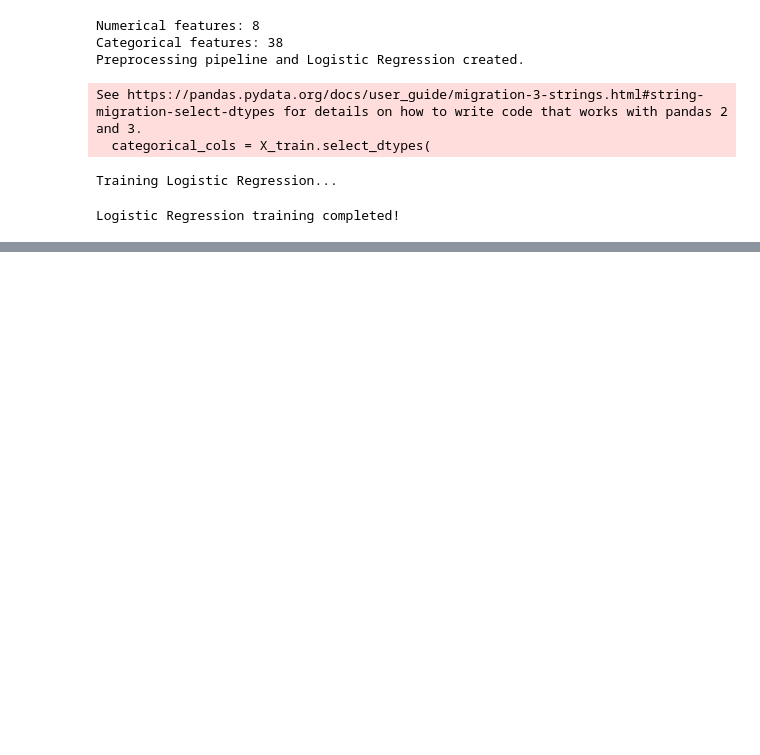
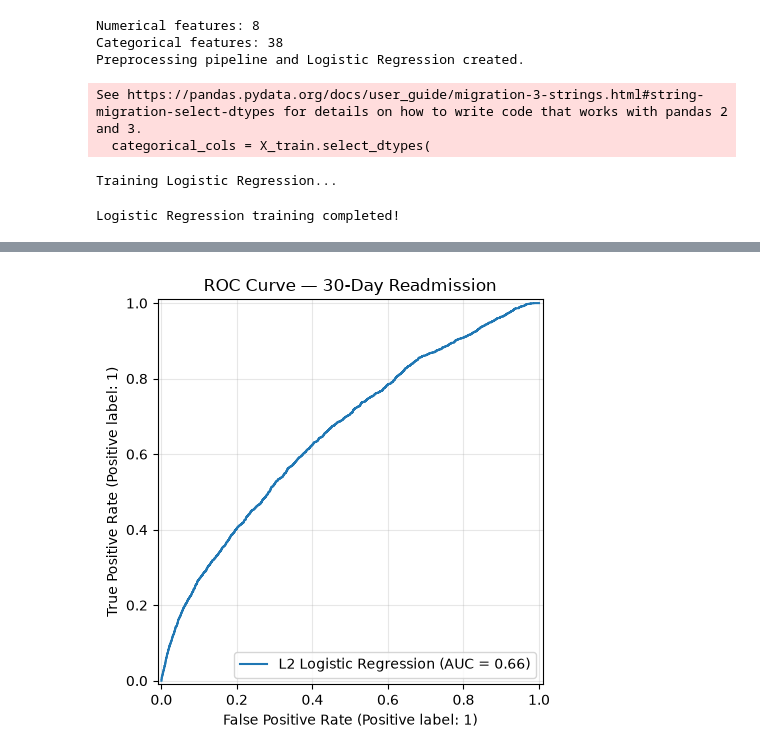
Before and after one commit to Newlynd30/Diabetes-Readmission-ML, a Jupyter notebook: notebooks/baseline_model.ipynb, the cells around one changed output, grey strips where cells are left out. Saved outputs shown, nothing was run; the diff lists cells and outputs as text; code cells hidden in the pictures; blank space fills up the shorter version.

```diff
--- a/notebooks/baseline_model.ipynb
+++ b/notebooks/baseline_model.ipynb
@@ -160,0 +213,14 @@ Logistic Regression training completed!
+# %%
+from sklearn.metrics import RocCurveDisplay
+
+RocCurveDisplay.from_predictions(
+    y_test,
+    logistic_probs,
+    name="L2 Logistic Regression"
+)
+plt.title("ROC Curve — 30-Day Readmission")
+plt.grid(alpha=0.3)
+plt.tight_layout()
+plt.show()
+# %% [output]
+[figure, added]
```
Also changed, not shown: parts of 2 cells of this notebook.
